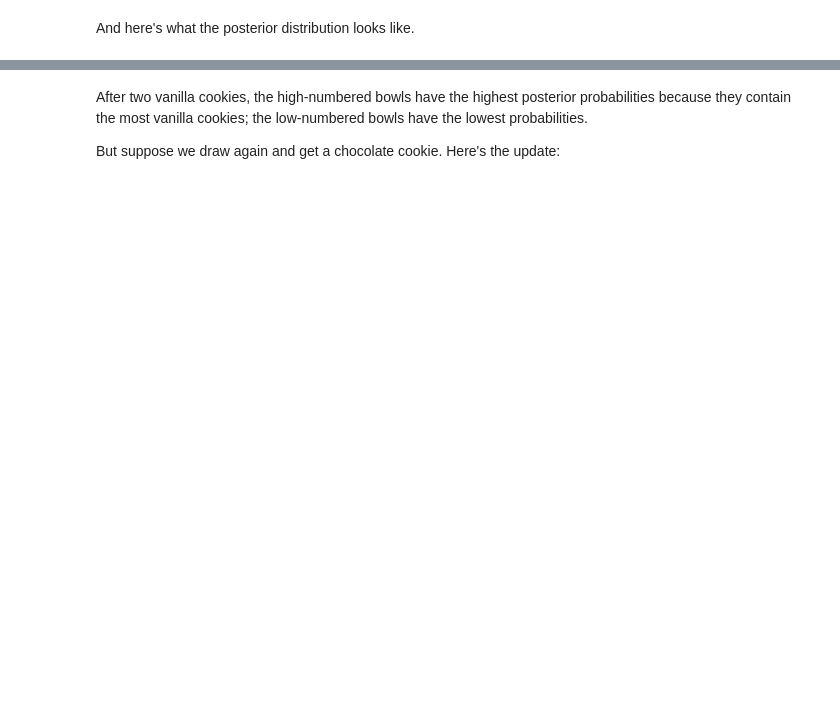
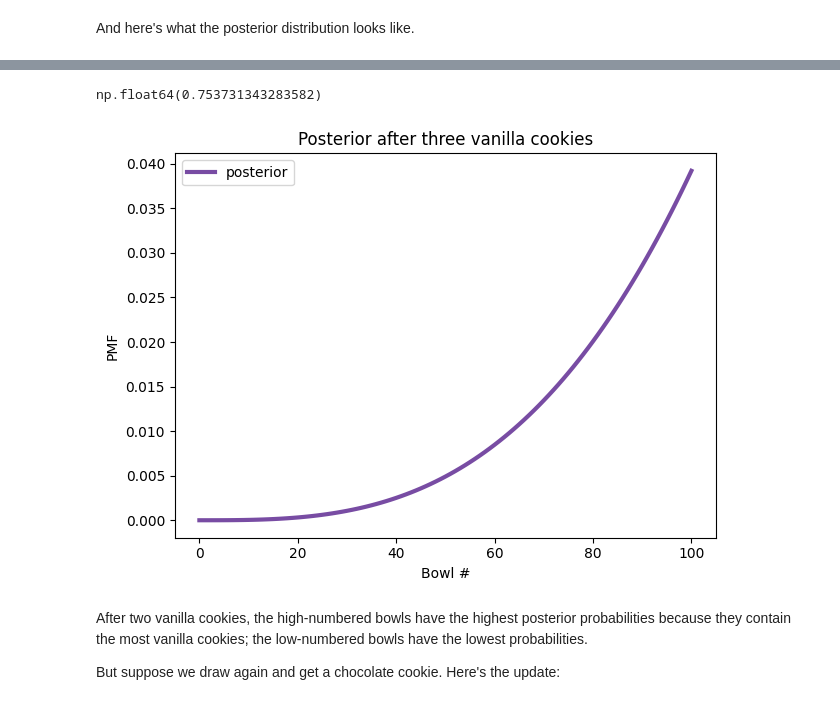
Before and after one commit to mmibrahim/think_bayes, a Jupyter notebook: notebooks/chap03.ipynb, the cells around one changed output, grey strips where cells are left out. Drawn from its saved outputs; the diff is of its cells as text; code cells hidden in the pictures; blank space fills up the shorter version.

```diff
--- a/notebooks/chap03.ipynb
+++ b/notebooks/chap03.ipynb
@@ -347,3 +459,13 @@ decorate_bowls('Posterior after two vanilla cookies')
+# %%
+posterior3 = posterior2 * likelihood_vanilla
+posterior3.normalize()
+# %% [output]
+np.float64(0.753731343283582)
+# %%
+posterior3.plot(label='posterior', color='C4')
+decorate_bowls('Posterior after three vanilla cookies')
+# %% [output]
+[figure, added]
 # %% [markdown]
 After two vanilla cookies, the high-numbered bowls have the highest posterior probabilities because they contain the most vanilla cookies; the low-numbered bowls have the lowest probabilities.
 
```
Also changed, not shown: parts of 37 cells of this notebook.
